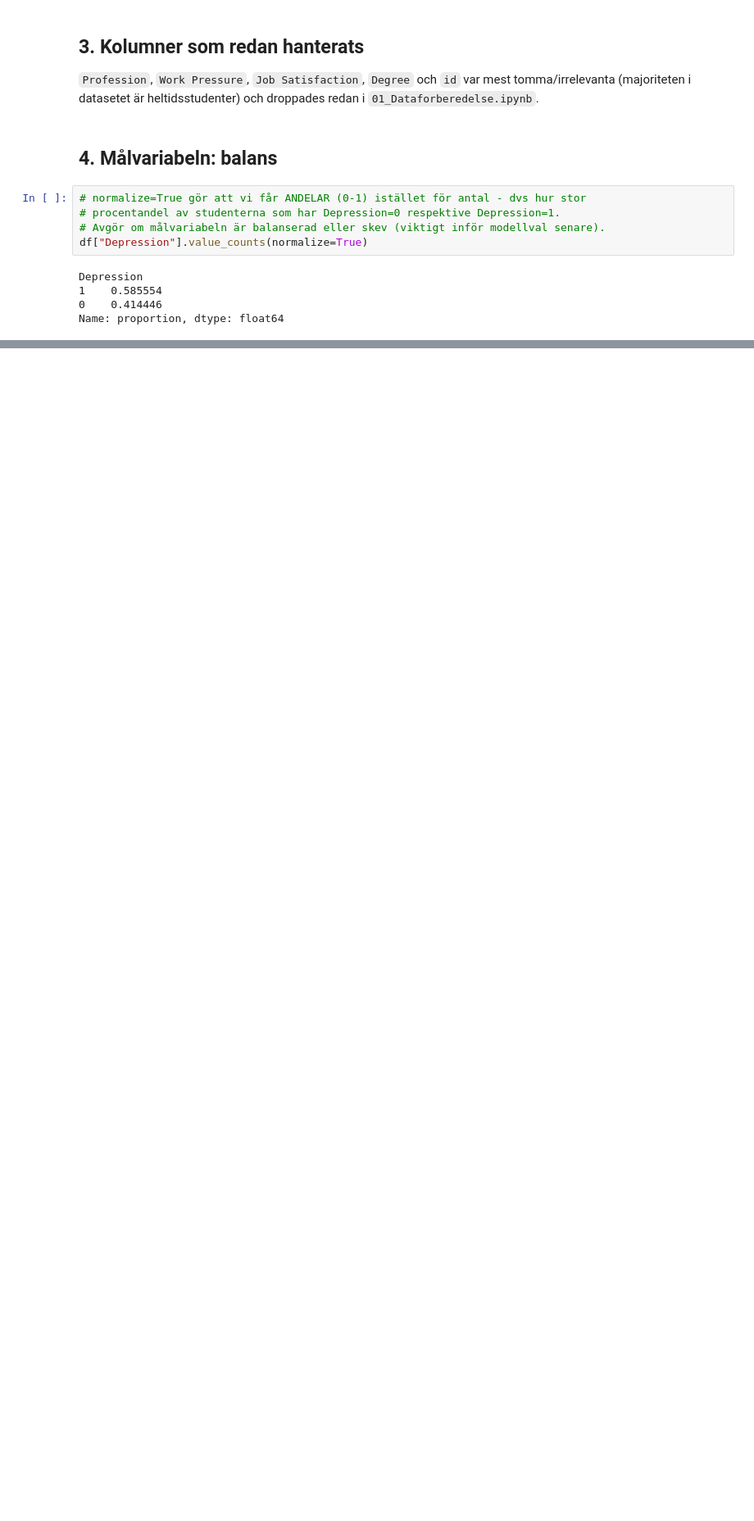
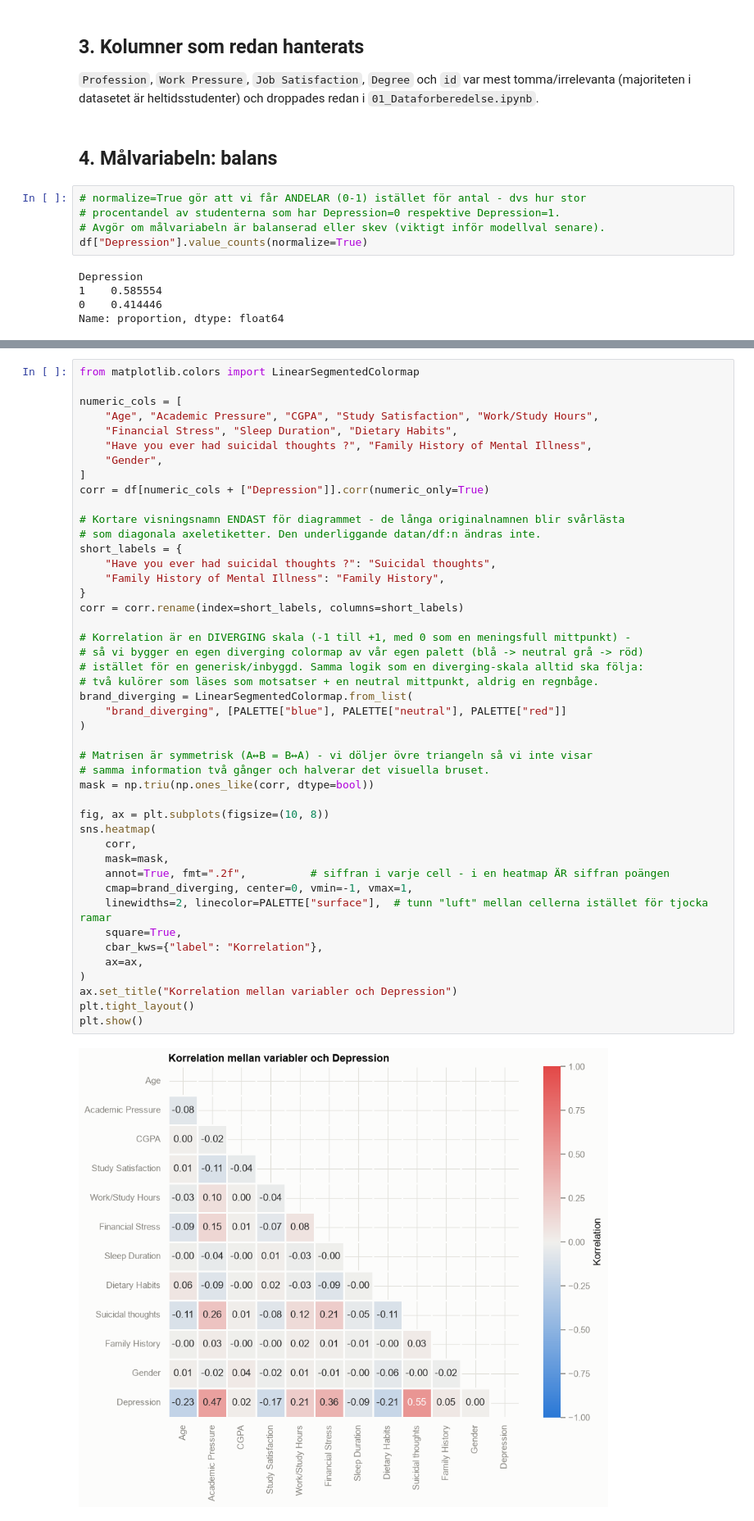
Before and after one commit to davidfjellstrom/student-depression-ML-project, a Jupyter notebook: 02_EDA.ipynb, the cells around one changed output, grey strips where cells are left out. Shown at 82% size. Saved outputs shown, nothing was run; the diff lists cells and outputs as text; blank space fills up the shorter version.

```diff
--- a/02_EDA.ipynb
+++ b/02_EDA.ipynb
@@ -253,0 +179,47 @@ variabler är kodade som siffror ryms de i samma korrelationslista - se cellen o
+# %%
+from matplotlib.colors import LinearSegmentedColormap
+
+numeric_cols = [
+    "Age", "Academic Pressure", "CGPA", "Study Satisfaction", "Work/Study Hours",
+    "Financial Stress", "Sleep Duration", "Dietary Habits",
+    "Have you ever had suicidal thoughts ?", "Family History of Mental Illness",
+    "Gender",
+]
+corr = df[numeric_cols + ["Depression"]].corr(numeric_only=True)
+
+# Kortare visningsnamn ENDAST för diagrammet - de långa originalnamnen blir svårlästa
+# som diagonala axeletiketter. Den underliggande datan/df:n ändras inte.
+short_labels = {
+    "Have you ever had suicidal thoughts ?": "Suicidal thoughts",
+    "Family History of Mental Illness": "Family History",
+}
+corr = corr.rename(index=short_labels, columns=short_labels)
+
+# Korrelation är en DIVERGING skala (-1 till +1, med 0 som en meningsfull mittpunkt) -
+# så vi bygger en egen diverging colormap av vår egen palett (blå -> neutral grå -> röd)
+# istället för en generisk/inbyggd. Samma logik som en diverging-skala alltid ska följa:
+# två kulörer som läses som motsatser + en neutral mittpunkt, aldrig en regnbåge.
+brand_diverging = LinearSegmentedColormap.from_list(
+    "brand_diverging", [PALETTE["blue"], PALETTE["neutral"], PALETTE["red"]]
+)
+
+# Matrisen är symmetrisk (A↔B = B↔A) - vi döljer övre triangeln så vi inte visar
+# samma information två gånger och halverar det visuella bruset.
+mask = np.triu(np.ones_like(corr, dtype=bool))
+
+fig, ax = plt.subplots(figsize=(10, 8))
+sns.heatmap(
+    corr,
+    mask=mask,
+    annot=True, fmt=".2f",          # siffran i varje cell - i en heatmap ÄR siffran poängen
+    cmap=brand_diverging, center=0, vmin=-1, vmax=1,
+    linewidths=2, linecolor=PALETTE["surface"],  # tunn "luft" mellan cellerna istället för tjocka ramar
+    square=True,
+    cbar_kws={"label": "Korrelation"},
+    ax=ax,
+)
+ax.set_title("Korrelation mellan variabler och Depression")
+plt.tight_layout()
+plt.show()
+# %% [output]
+[figure, added]
```
Also changed, not shown: parts of 18 cells of this notebook.
